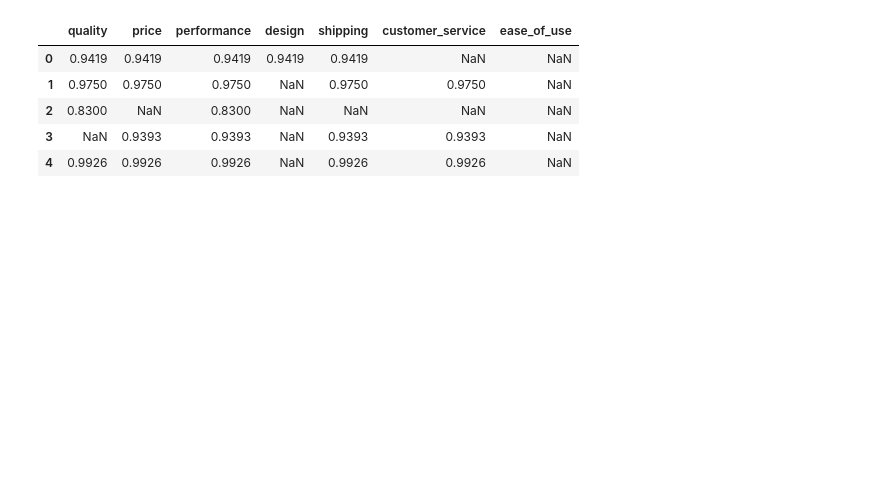
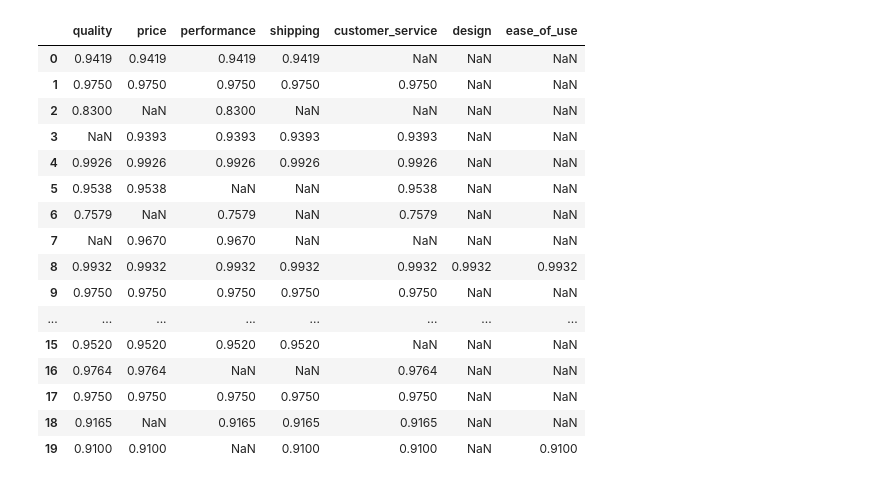
Before and after one commit to bteze001/Amazon_sales_analytics, a Jupyter notebook: project3/notebooks/05_aspect_based_sentiment.ipynb, the cells around one changed output. Drawn from its saved outputs; the diff is of its cells as text; code cells hidden in the pictures; blank space fills up the shorter version.

```diff
--- a/project3/notebooks/05_aspect_based_sentiment.ipynb
+++ b/project3/notebooks/05_aspect_based_sentiment.ipynb
@@ -44,13 +44,24 @@ def get_aspect_sentiment(text, aspects):
 df["aspect_sentiments"] = df["cleaned_review"].apply(lambda x: get_aspect_sentiment(x, aspects))
 # %%
 aspect_df = df["aspect_sentiments"].apply(pd.Series)
-aspect_df.head()
+aspect_df.head(20)
 # %% [output]
-|  | quality | price | performance | design | shipping | customer_service | ease_of_use |
-| 0 | 0.9419 | 0.9419 | 0.9419 | 0.9419 | 0.9419 | NaN | NaN |
-| 1 | 0.9750 | 0.9750 | 0.9750 | NaN | 0.9750 | 0.9750 | NaN |
+|  | quality | price | performance | shipping | customer_service | design | ease_of_use |
+| 0 | 0.9419 | 0.9419 | 0.9419 | 0.9419 | NaN | NaN | NaN |
+| 1 | 0.9750 | 0.9750 | 0.9750 | 0.9750 | 0.9750 | NaN | NaN |
 | 2 | 0.8300 | NaN | 0.8300 | NaN | NaN | NaN | NaN |
-| 3 | NaN | 0.9393 | 0.9393 | NaN | 0.9393 | 0.9393 | NaN |
-| 4 | 0.9926 | 0.9926 | 0.9926 | NaN | 0.9926 | 0.9926 | NaN |
+| 3 | NaN | 0.9393 | 0.9393 | 0.9393 | 0.9393 | NaN | NaN |
+| 4 | 0.9926 | 0.9926 | 0.9926 | 0.9926 | 0.9926 | NaN | NaN |
+| 5 | 0.9538 | 0.9538 | NaN | NaN | 0.9538 | NaN | NaN |
+| 6 | 0.7579 | NaN | 0.7579 | NaN | 0.7579 | NaN | NaN |
+| 7 | NaN | 0.9670 | 0.9670 | NaN | NaN | NaN | NaN |
+| 8 | 0.9932 | 0.9932 | 0.9932 | 0.9932 | 0.9932 | 0.9932 | 0.9932 |
+| 9 | 0.9750 | 0.9750 | 0.9750 | 0.9750 | 0.9750 | NaN | NaN |
+| ... | ... | ... | ... | ... | ... | ... | ... |
+| 15 | 0.9520 | 0.9520 | 0.9520 | 0.9520 | NaN | NaN | NaN |
+| 16 | 0.9764 | 0.9764 | NaN | NaN | 0.9764 | NaN | NaN |
+| 17 | 0.9750 | 0.9750 | 0.9750 | 0.9750 | 0.9750 | NaN | NaN |
+| 18 | 0.9165 | NaN | 0.9165 | 0.9165 | 0.9165 | NaN | NaN |
+| 19 | 0.9100 | 0.9100 | NaN | 0.9100 | 0.9100 | NaN | 0.9100 |
 # %%
 mean_sentiments = aspect_df.mean().sort_values(ascending=False)
```
Also changed, not shown: parts of 5 cells of this notebook, 16 other files.
